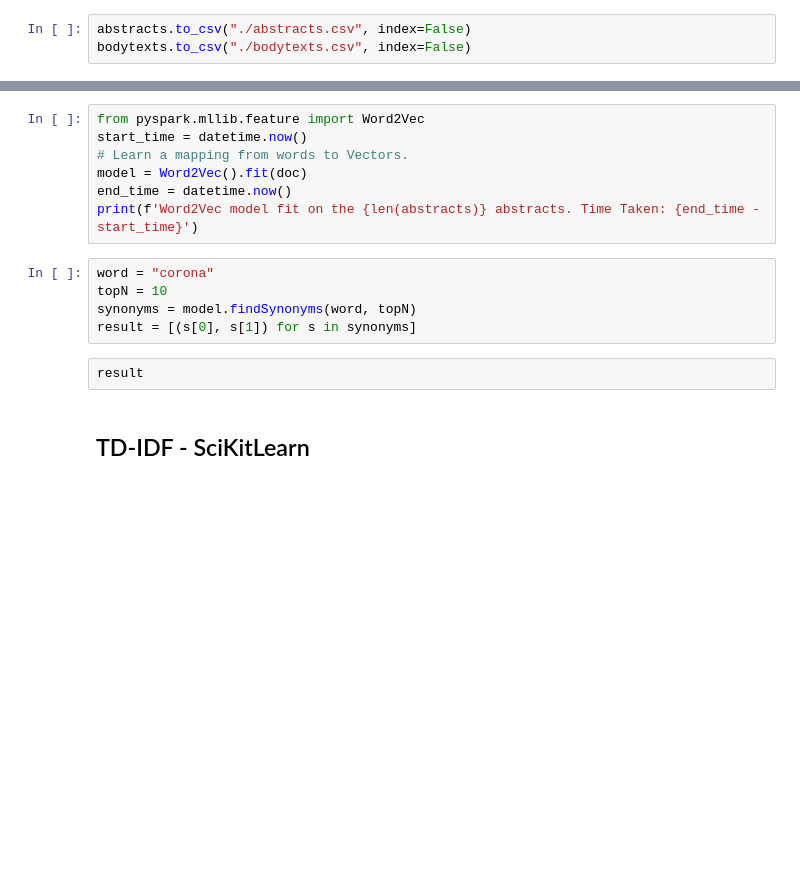
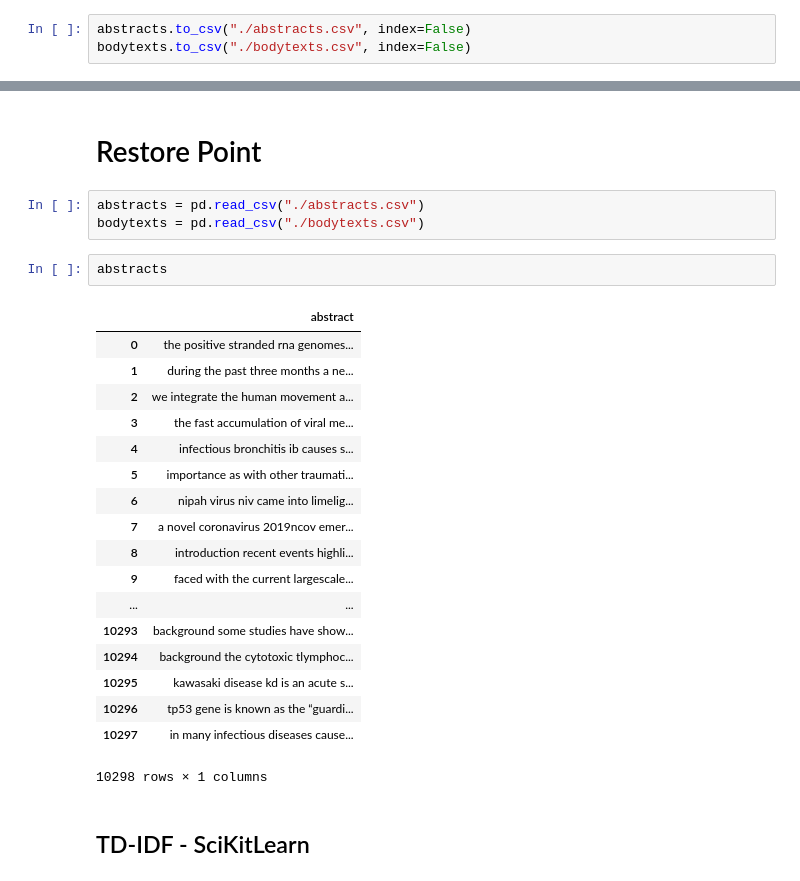
Before and after one commit to mehrotrasan16/CORDTopicBasedSearchEngine-CS535, a Jupyter notebook: CS535-Team5-TopicBasedSearchEngine-CORD-19-Spark.ipynb, the cells around one changed output, grey strips where cells are left out. Drawn from its saved outputs; the diff is of its cells as text; blank space fills up the shorter version.

```diff
--- a/CS535-Team5-TopicBasedSearchEngine-CORD-19-Spark.ipynb
+++ b/CS535-Team5-TopicBasedSearchEngine-CORD-19-Spark.ipynb
@@ -791,17 +778,29 @@ doc = sc.parallelize(localDoc).map(lambda line: line.split(" "))
-# %%
-from pyspark.mllib.feature import Word2Vec
-start_time = datetime.now()
-# Learn a mapping from words to Vectors.
-model = Word2Vec().fit(doc)
-end_time = datetime.now()
-print(f'Word2Vec model fit on the {len(abstracts)} abstracts. Time Taken: {end_time - start_time}')
-# %%
-word = "corona"
-topN = 10
-synonyms = model.findSynonyms(word, topN)
-result = [(s[0], s[1]) for s in synonyms]
-# %% [raw]
-result
+# %% [markdown]
+# Restore Point
+# %%
+abstracts = pd.read_csv("./abstracts.csv")
+bodytexts = pd.read_csv("./bodytexts.csv")
+# %%
+abstracts
+# %% [output]
+|  | abstract |
+| 0 | the positive stranded rna genomes... |
+| 1 | during the past three months a ne... |
+| 2 | we integrate the human movement a... |
+| 3 | the fast accumulation of viral me... |
+| 4 | infectious bronchitis ib causes s... |
+| 5 | importance as with other traumati... |
+| 6 | nipah virus niv came into limelig... |
+| 7 | a novel coronavirus 2019ncov emer... |
+| 8 | introduction recent events highli... |
+| 9 | faced with the current largescale... |
+| ... | ... |
+| 10293 | background some studies have show... |
+| 10294 | background the cytotoxic tlymphoc... |
+| 10295 | kawasaki disease kd is an acute s... |
+| 10296 | tp53 gene is known as the “guardi... |
+| 10297 | in many infectious diseases cause... |
+10298 rows × 1 columns
 # %% [markdown]
 ## TD-IDF - SciKitLearn
 # %%
```
Also changed, not shown: parts of 30 cells of this notebook.
